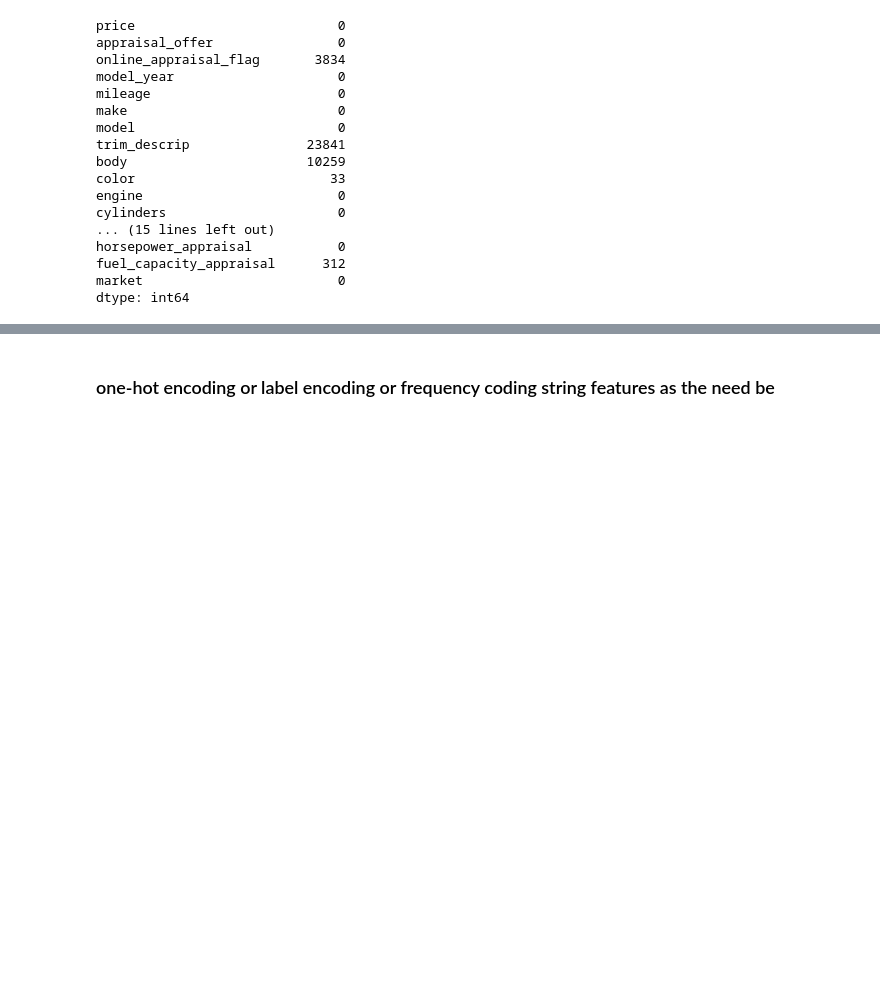
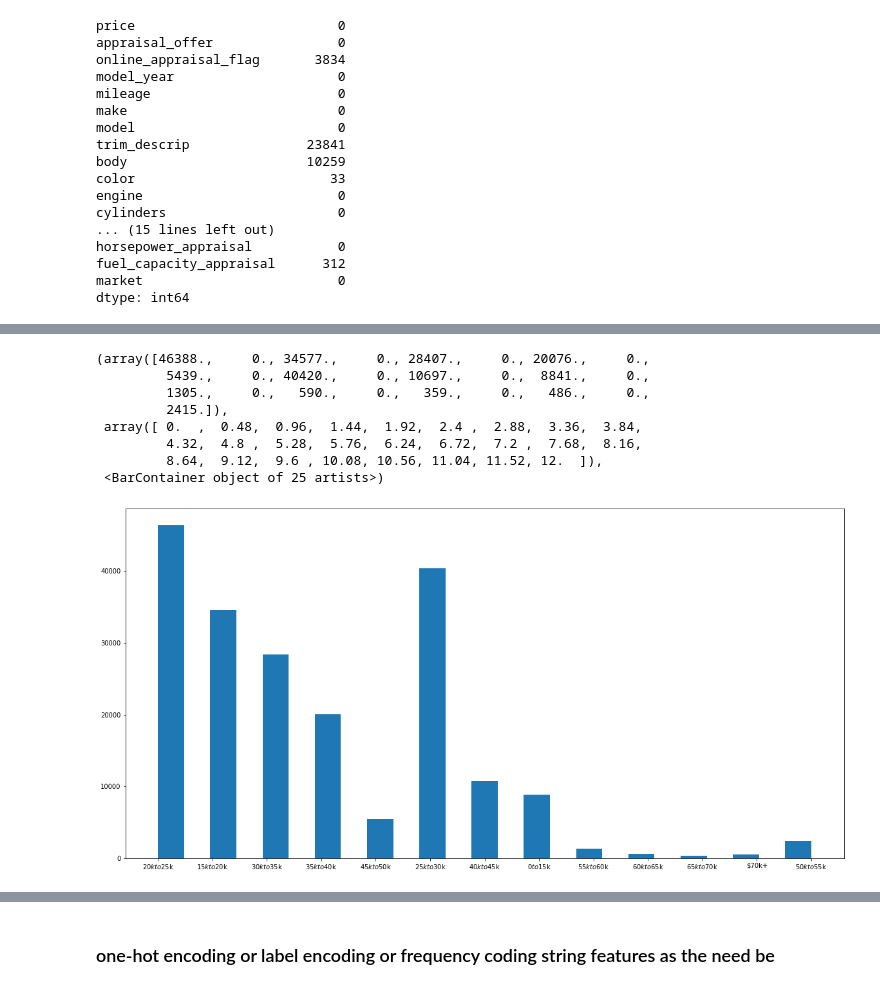
Before and after one commit to Siddharth1060/Car-recomendation-based-on-the-Cars-sold-at-Carmax, a Jupyter notebook: carmax_notebook.ipynb, the cells around one changed output, grey strips where cells are left out. Drawn from its saved outputs; the diff is of its cells as text; code cells hidden in the pictures; blank space fills up the shorter version.

Commit message:
Performed Data exploration and plotting

```diff
--- a/carmax_notebook.ipynb
+++ b/carmax_notebook.ipynb
@@ -85,0 +134,13 @@ dtype: int64
+# %%
+plt.subplots(figsize=(20,10))
+plt.hist(df.price, bins= 25 )
+# %% [output]
+(array([46388.,     0., 34577.,     0., 28407.,     0., 20076.,     0.,
+         5439.,     0., 40420.,     0., 10697.,     0.,  8841.,     0.,
+         1305.,     0.,   590.,     0.,   359.,     0.,   486.,     0.,
+         2415.]),
+ array([ 0.  ,  0.48,  0.96,  1.44,  1.92,  2.4 ,  2.88,  3.36,  3.84,
+         4.32,  4.8 ,  5.28,  5.76,  6.24,  6.72,  7.2 ,  7.68,  8.16,
+         8.64,  9.12,  9.6 , 10.08, 10.56, 11.04, 11.52, 12.  ]),
+ <BarContainer object of 25 artists>)
+[figure, added]
```
Also changed, not shown: parts of 144 cells of this notebook.
